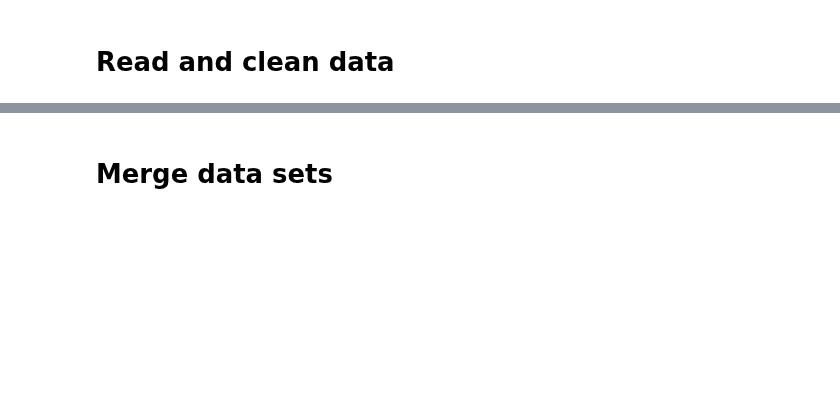
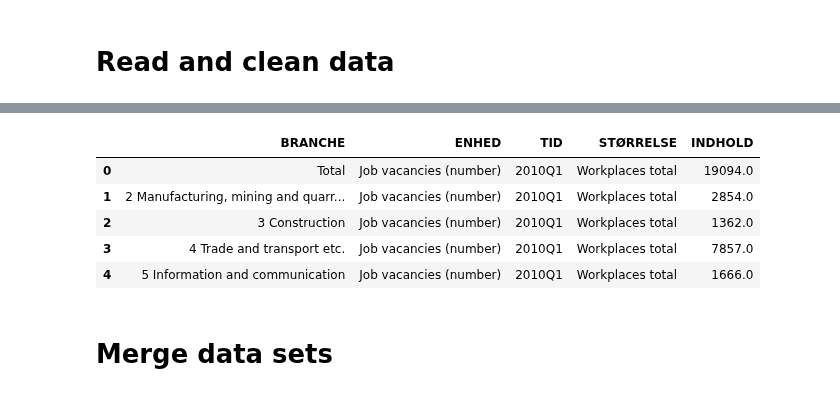
Before and after one commit to ceciliechrstnsn/projects-2021-luna-hjerteknuser, a Jupyter notebook: dataproject/dataproject.ipynb, the cells around one changed output, grey strips where cells are left out. Drawn from its saved outputs; the diff is of its cells as text; code cells hidden in the pictures; blank space fills up the shorter version.

Commit message:
getting data

```diff
--- a/dataproject/dataproject.ipynb
+++ b/dataproject/dataproject.ipynb
@@ -66,0 +42,5 @@ print(r, r.url)
+# %%
+Dst = pydst.Dst(lang='en')
+#Dst.get_tables(subjects=['INDKP107'])
+Dst.get_subjects()
+tables = Dst.get_tables(subjects=['04'])
@@ -67,2 +189,13 @@ print(r, r.url)
+# %%
+variables = {'BRANCHE': ['*'], 'Enhed': ['LS'], 'Tid': ['*']}
+lsk01 = Dst.get_data(table_id = 'LSK01', variables = variables)
+lsk01.head()
+# %% [output]
+|  | BRANCHE | ENHED | TID | STØRRELSE | INDHOLD |
+| 0 | Total | Job vacancies (number) | 2010Q1 | Workplaces total | 19094.0 |
+| 1 | 2 Manufacturing, mining and quarr... | Job vacancies (number) | 2010Q1 | Workplaces total | 2854.0 |
+| 2 | 3 Construction | Job vacancies (number) | 2010Q1 | Workplaces total | 1362.0 |
+| 3 | 4 Trade and transport etc. | Job vacancies (number) | 2010Q1 | Workplaces total | 7857.0 |
+| 4 | 5 Information and communication | Job vacancies (number) | 2010Q1 | Workplaces total | 1666.0 |
 # %% [markdown]
 # Merge data sets
```
Also changed, not shown: parts of 27 cells of this notebook.
